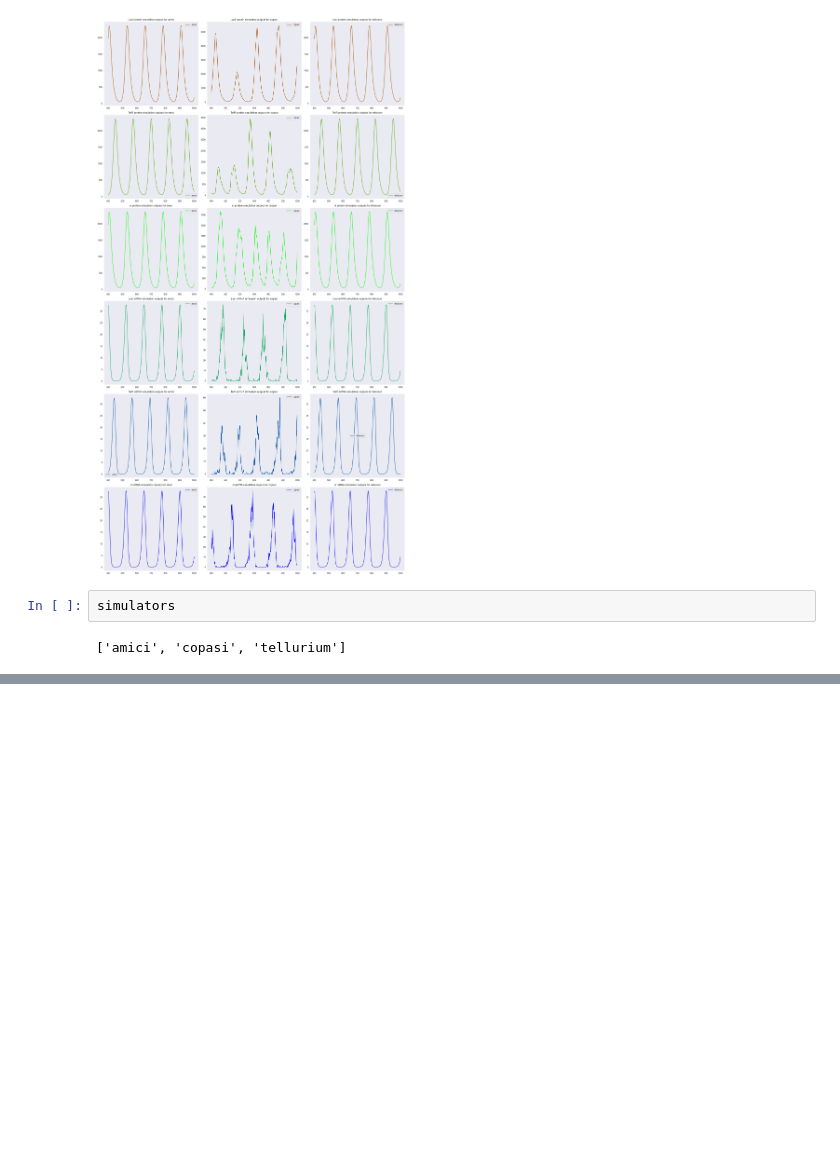
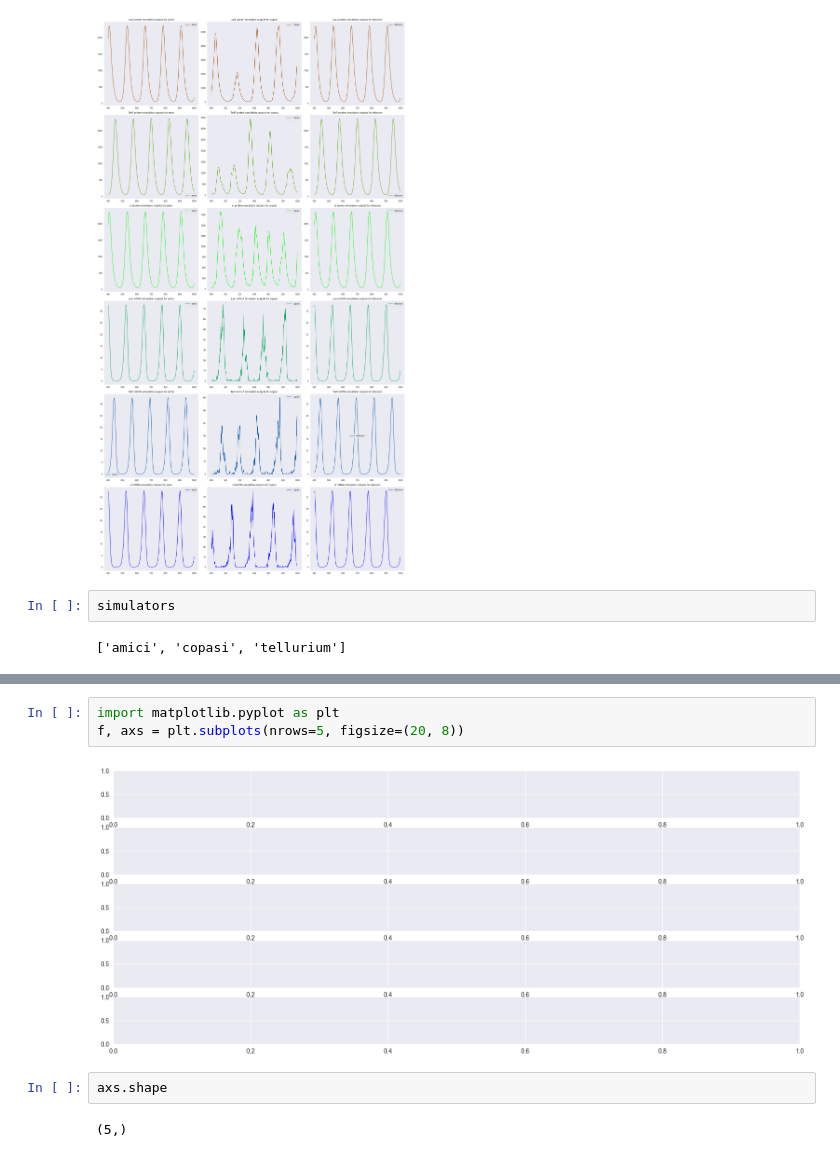
Before and after one commit to biosimulators/bio-check, a Jupyter notebook: demos/bio_check_demo.ipynb, the cells around one changed output, grey strips where cells are left out. Drawn from its saved outputs; the diff is of its cells as text; blank space fills up the shorter version.

```diff
--- a/demos/bio_check_demo.ipynb
+++ b/demos/bio_check_demo.ipynb
@@ -263,0 +227,9 @@ visualize_comparison(data=test_data, simulators=simulators, comparison_type='pro
+# %%
+import matplotlib.pyplot as plt
+f, axs = plt.subplots(nrows=5, figsize=(20, 8))
+# %% [output]
+[figure, added]
+# %%
+axs.shape
+# %% [output]
+(5,)
```
Also changed, not shown: parts of 2 cells of this notebook, 2 other files.
